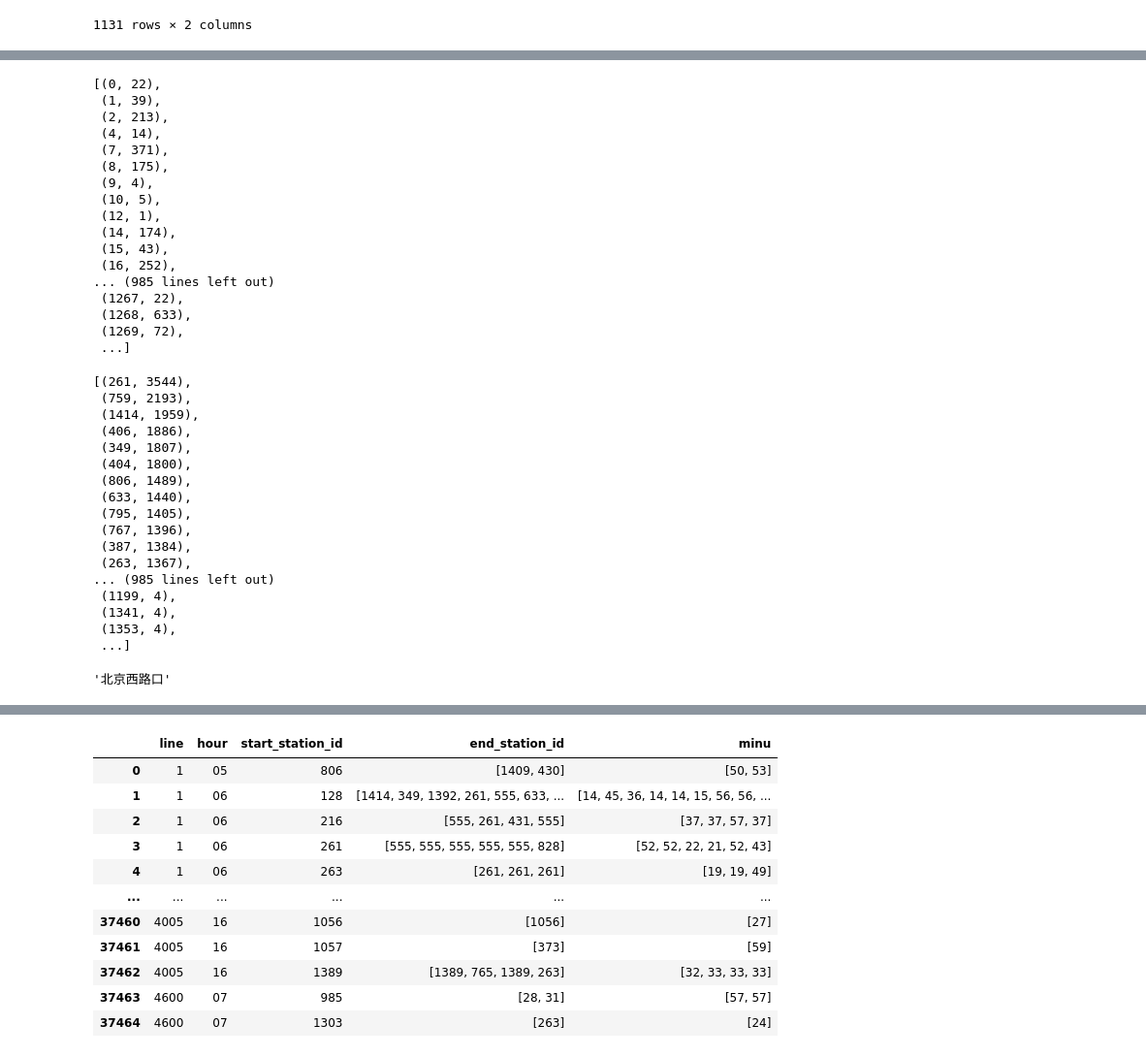
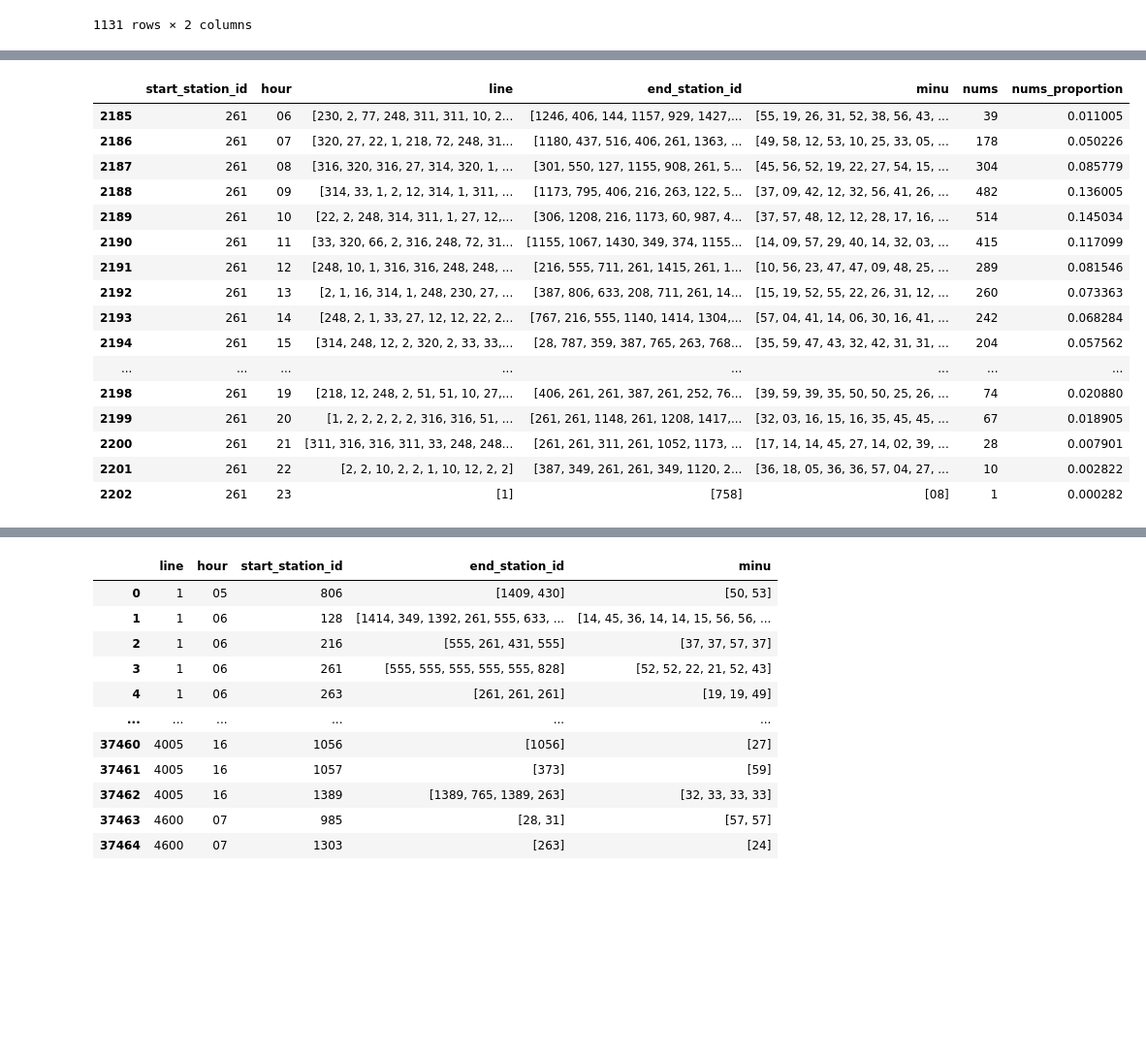
Before and after one commit to xmu-hph/mybus_cor, a Jupyter notebook: temp.ipynb, the cells around one changed output, grey strips where cells are left out. Shown at 97% size. Drawn from its saved outputs; the diff is of its cells as text; code cells hidden in the pictures; blank space fills up the shorter version.

```diff
--- a/temp.ipynb
+++ b/temp.ipynb
@@ -35,7 +35,8 @@ line_station_number_sequen_dataframe
 | 324 | 18224 | 45 | [金阳客站, 商城东路, 宾阳大道, 石林西路, 体育路, 省武警... | [1, 2, 3, 4, 5, 6, 7, 8, 9, 10, 1... | 45 |
 325 rows × 5 columns
 # %%
-line_station_number_sequen_dataframe['id_station'] = line_station_number_sequen_dataframe.apply(lambda x:list(zip(x['station_identity'],x['station_name'])),axis=1)
+line_station_number_sequen_dataframe['id_station'] = \
+line_station_number_sequen_dataframe.apply(lambda x:list(zip(x['station_identity'],x['station_name'])),axis=1)
 # %%
 line_station_number_sequen_dataframe
 # %% [output]
@@ -383,47 +374,0 @@ od_trips_groupby_id_4_nums
-# %%
-station_id_2_swip_times = list(zip(od_trips_groupby_id_4_nums['start_station_id'], \
-                                   od_trips_groupby_id_4_nums['sum']))
-station_id_2_swip_times
-# %% [output]
-[(0, 22),
- (1, 39),
- (2, 213),
- (4, 14),
- (7, 371),
- (8, 175),
- (9, 4),
- (10, 5),
- (12, 1),
- (14, 174),
- (15, 43),
- (16, 252),
-... (985 lines left out)
- (1267, 22),
- (1268, 633),
- (1269, 72),
- ...]
-# %%
-sorted_station_id_2_swip_times = sorted(station_id_2_swip_times,key=lambda x:x[1],reverse=True)
-sorted_station_id_2_swip_times
-# %% [output]
-[(261, 3544),
- (759, 2193),
- (1414, 1959),
- (406, 1886),
- (349, 1807),
- (404, 1800),
- (806, 1489),
- (633, 1440),
- (795, 1405),
- (767, 1396),
- (387, 1384),
- (263, 1367),
-... (985 lines left out)
- (1199, 4),
- (1341, 4),
- (1353, 4),
- ...]
-# %%
-id_2_station['261']
-# %% [output]
-'北京西路口'
@@ -431,0 +375,20 @@ od_trips_groupby_id_hour.groupby('start_station_id')['nums'].transform('sum')
+# %%
+od_trips_groupby_id_hour[od_trips_groupby_id_hour['start_station_id']==261]
+# %% [output]
+|  | start_station_id | hour | line | end_station_id | minu | nums | nums_proportion |
+| 2185 | 261 | 06 | [230, 2, 77, 248, 311, 311, 10, 2... | [1246, 406, 144, 1157, 929, 1427,... | [55, 19, 26, 31, 52, 38, 56, 43, ... | 39 | 0.011005 |
+| 2186 | 261 | 07 | [320, 27, 22, 1, 218, 72, 248, 31... | [1180, 437, 516, 406, 261, 1363, ... | [49, 58, 12, 53, 10, 25, 33, 05, ... | 178 | 0.050226 |
+| 2187 | 261 | 08 | [316, 320, 316, 27, 314, 320, 1, ... | [301, 550, 127, 1155, 908, 261, 5... | [45, 56, 52, 19, 22, 27, 54, 15, ... | 304 | 0.085779 |
+| 2188 | 261 | 09 | [314, 33, 1, 2, 12, 314, 1, 311, ... | [1173, 795, 406, 216, 263, 122, 5... | [37, 09, 42, 12, 32, 56, 41, 26, ... | 482 | 0.136005 |
+| 2189 | 261 | 10 | [22, 2, 248, 314, 311, 1, 27, 12,... | [306, 1208, 216, 1173, 60, 987, 4... | [37, 57, 48, 12, 12, 28, 17, 16, ... | 514 | 0.145034 |
+| 2190 | 261 | 11 | [33, 320, 66, 2, 316, 248, 72, 31... | [1155, 1067, 1430, 349, 374, 1155... | [14, 09, 57, 29, 40, 14, 32, 03, ... | 415 | 0.117099 |
+| 2191 | 261 | 12 | [248, 10, 1, 316, 316, 248, 248, ... | [216, 555, 711, 261, 1415, 261, 1... | [10, 56, 23, 47, 47, 09, 48, 25, ... | 289 | 0.081546 |
+| 2192 | 261 | 13 | [2, 1, 16, 314, 1, 248, 230, 27, ... | [387, 806, 633, 208, 711, 261, 14... | [15, 19, 52, 55, 22, 26, 31, 12, ... | 260 | 0.073363 |
+| 2193 | 261 | 14 | [248, 2, 1, 33, 27, 12, 12, 22, 2... | [767, 216, 555, 1140, 1414, 1304,... | [57, 04, 41, 14, 06, 30, 16, 41, ... | 242 | 0.068284 |
+| 2194 | 261 | 15 | [314, 248, 12, 2, 320, 2, 33, 33,... | [28, 787, 359, 387, 765, 263, 768... | [35, 59, 47, 43, 32, 42, 31, 31, ... | 204 | 0.057562 |
+| ... | ... | ... | ... | ... | ... | ... | ... |
+| 2198 | 261 | 19 | [218, 12, 248, 2, 51, 51, 10, 27,... | [406, 261, 261, 387, 261, 252, 76... | [39, 59, 39, 35, 50, 50, 25, 26, ... | 74 | 0.020880 |
+| 2199 | 261 | 20 | [1, 2, 2, 2, 2, 2, 316, 316, 51, ... | [261, 261, 1148, 261, 1208, 1417,... | [32, 03, 16, 15, 16, 35, 45, 45, ... | 67 | 0.018905 |
+| 2200 | 261 | 21 | [311, 316, 316, 311, 33, 248, 248... | [261, 261, 311, 261, 1052, 1173, ... | [17, 14, 14, 45, 27, 14, 02, 39, ... | 28 | 0.007901 |
+| 2201 | 261 | 22 | [2, 2, 10, 2, 2, 1, 10, 12, 2, 2] | [387, 349, 261, 261, 349, 1120, 2... | [36, 18, 05, 36, 36, 57, 04, 27, ... | 10 | 0.002822 |
+| 2202 | 261 | 23 | [1] | [758] | [08] | 1 | 0.000282 |
```
Also changed, not shown: parts of 42 cells of this notebook, 2 other files.
